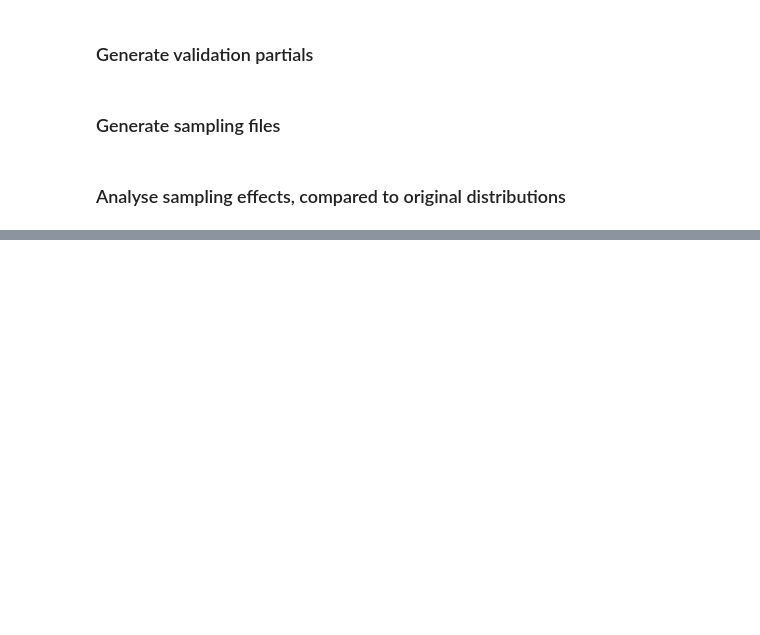
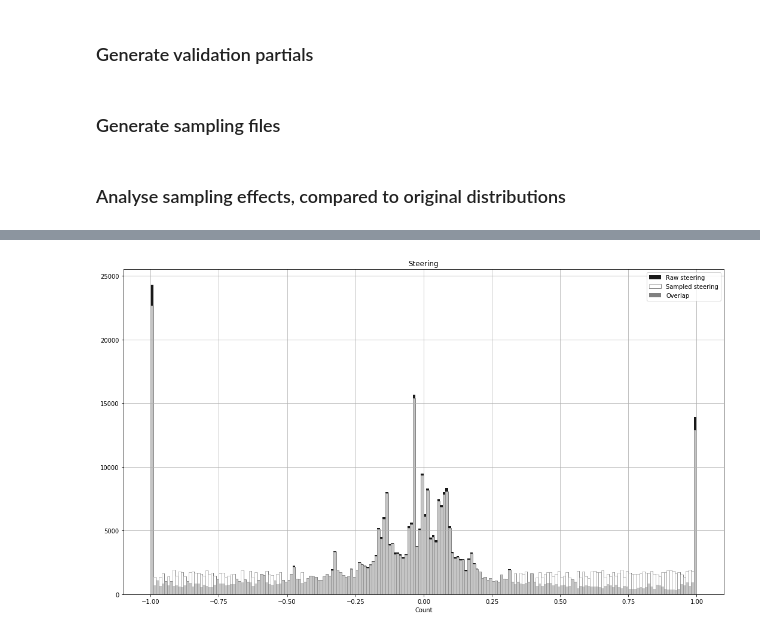
Before and after one commit to martinliivak/RCSnail-AI, a Jupyter notebook: notebooks/generator_data_preparator.ipynb, the cells around one changed output, grey strips where cells are left out. Cells and saved outputs as stored; diff of their text form; code cells hidden in the pictures; blank space fills up the shorter version.

```diff
--- a/notebooks/generator_data_preparator.ipynb
+++ b/notebooks/generator_data_preparator.ipynb
@@ -347,8 +359,13 @@ plot_stuff('Steering', plot_elems, bins)
 # %%
+import matplotlib.patheffects as pe
+
 plot_elems = []
-plot_elems.append({'data': diffs[:, 1], 'label': 'Raw steering', 'alpha': 0.9})
-plot_elems.append({'data': sampled_diffs[:, 1], 'label': 'Sampled steering', 'alpha': 0.6})
+plot_elems.append({'data': diffs[:, 1], 'kwargs':{'label': 'Raw steering', 'alpha': 0.9, 'color':'k'}})
+plot_elems.append({'data': sampled_diffs[:, 1], 'kwargs':{'label': 'Sampled steering', 'alpha': 0.5, 'color':'w', 'path_effects':[pe.Stroke(linewidth=1, foreground='k'), pe.Normal()]}})
+plot_elems.append({'data': [], 'kwargs':{'label': 'Overlap', 'color':'#808080'}})
 bins = np.arange(-1.0, 1.01, 0.01)
 plot_stuff('Steering', plot_elems, bins)
+# %% [output]
+[figure, added]
 # %%
 plot_elems = []
```
Also changed, not shown: parts of 7 cells of this notebook, 4 other files.
